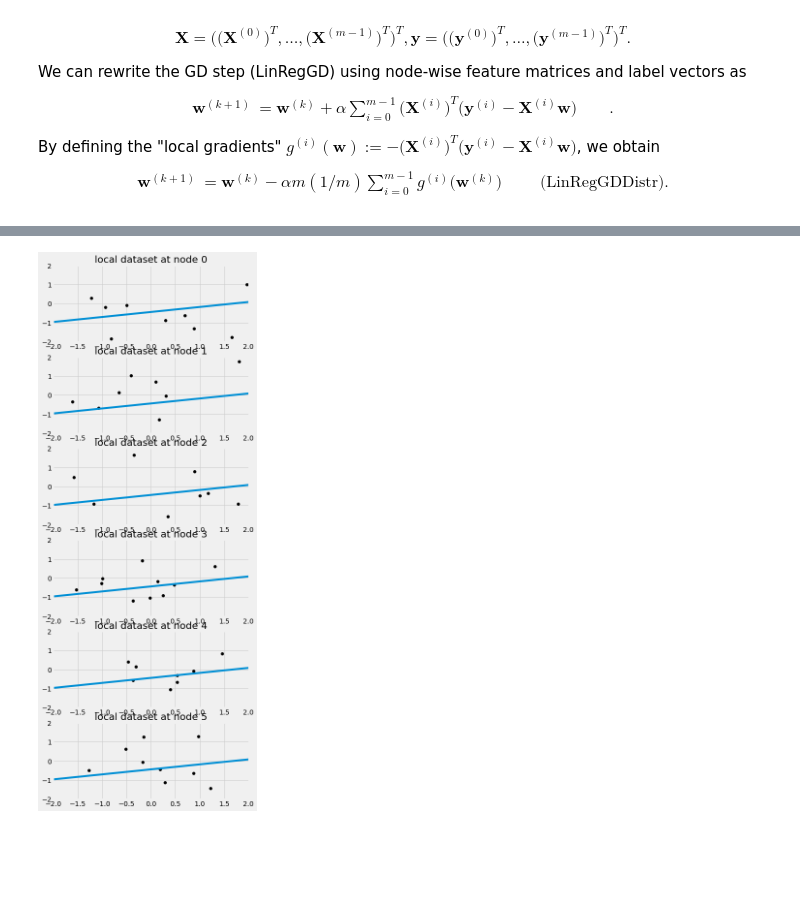
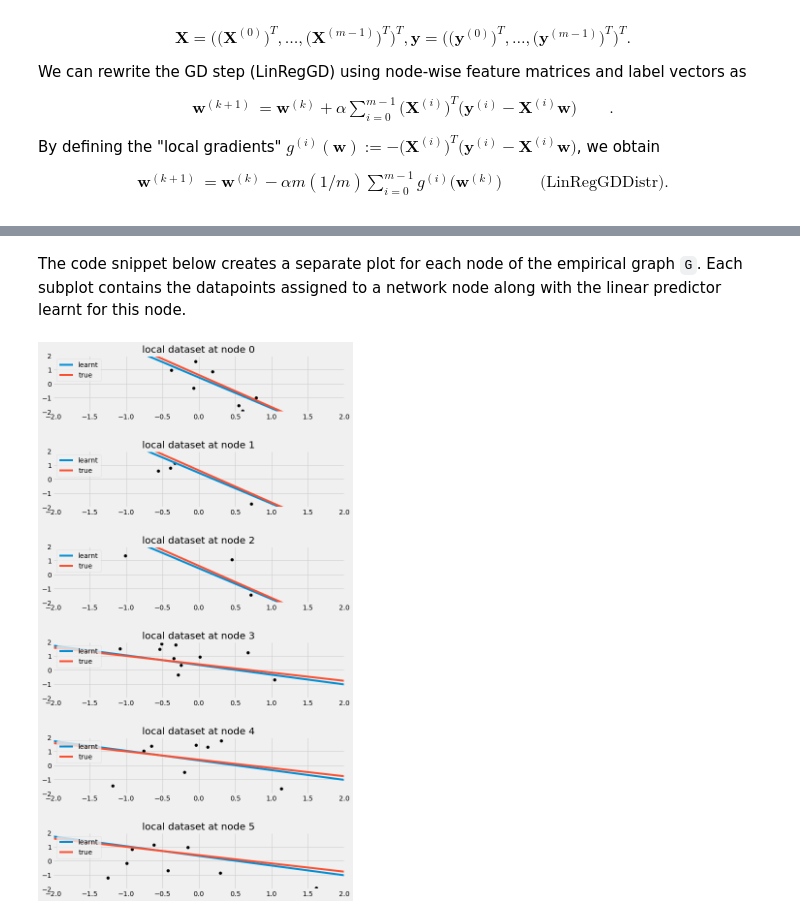
Before and after one commit to ieeespcasfinland/ieeespcasfinland.github.io, a Jupyter notebook: Exercise_2.ipynb, the cells around one changed output, grey strips where cells are left out. Cells and saved outputs as stored; diff of their text form; code cells hidden in the pictures; blank space fills up the shorter version.

```diff
--- a/Exercise_2.ipynb
+++ b/Exercise_2.ipynb
@@ -106,10 +120,11 @@ for nodedmy in G.nodes():
 # %%
 # loop over iterations for computing average
-nriters = 5
+
+nriters = 10
 
 for iterdmy in range(nriters):
-    # read in current values of "Rate" attributes into numpy array `graphsigold`
-    graphsigold = np.fromiter(nx.get_node_attributes(G,'y').values(),dtype=float, count=nrnodes)
+    # read in current values of "y" for each node and store in numpy array `graphsigold`
+    oldvalues = np.fromiter(nx.get_node_attributes(G,'y').values(),dtype=float, count=nrnodes)
 
     # loop over all nodes in "G", use loop variable "node_i"
     for node_i in G.nodes(data=False):
@@ -117,6 +132,6 @@ for iterdmy in range(nriters):
         dmy = 0
         # loop over all neighbours of current node "node_i"
         for node_j in G[node_i]:
-             dmy = dmy+W_MH[node_i,node_j]*graphsigold[node_j]#/(fac1*fac2)
-        G.node[node_i]['val'] =W_MH[node_i,node_i]*graphsigold[node_i] + dmy
+             dmy = dmy+W_MH[node_i,node_j]*oldvalues[node_j]#/(fac1*fac2)
+        G.node[node_i]['y'] =W_MH[node_i,node_i]*oldvalues[node_i] + dmy
 # %%
@@ -138,14 +156,17 @@ $$\mathbf{X}^{(i)} = \big(\mathbf{x}^{(i,1)},\ldots,\mathbf{x}^{(i,m_{i})} \big)
 import numpy as np
 
 samplesize=10
-true_w = np.random.randn(2)
+
+# generate one true weight vector for each block
+true_weights = np.random.randn(2,2)
 
 for iter_node in G.nodes:
 # create a feature matrix whose rows contain the feature vectors of individual data points
 # each data point is characterized by a feature vector (x1,x2) of lenght 2. The first feature
 # x1 is an arbitrary number while the second feature x2 is fixed to be always equal to 1 (a "dummy feature")
    X = np.hstack((np.random.randn(samplesize,1),np.ones((samplesize,1))))
-# create a "ground-truth" weight vector for synthetically generating labels of data points
+# choose the true weight vector for the block to which the node belongs to
+   true_w = true_weights[:,G.nodes[iter_node]["block"]]
 # create synthetic labels of data points and store them as the entries of the numpy array y
    y = X.dot(true_w) + np.random.randn(samplesize,)
 
@@ -228,35 +249,32 @@ dict_values([array([ 0.26252839, -0.44211129]), array([ 0.26252839, -0.44211129]
+# %% [markdown]
+The code snippet below creates a separate plot for each node of the empirical graph `G`. Each subplot contains the datapoints assigned to a network node along with the linear predictor learnt for this node.
 # %%
 import matplotlib.pyplot as plt
 
-fig, axs = plt.subplots(len(G.nodes),figsize=(7,17))
+fig, axs = plt.subplots(len(G.nodes),figsize=(10,17))
 plt.style.use('fivethirtyeight')
 
 X_grid = np.hstack((np.linspace(-2.0, 2.0, 100).reshape(-1,1),np.ones((100,1))))
 
 for iter_node in G.nodes:
     X = G.nodes[iter_node]["X"]
     y = G.nodes[iter_node]["y"]
     learnt_weights = G.nodes[iter_node]["weights"]
     txt="local dataset at node "+str(iter_node)
     axs[iter_node].set_ylim([-2, 2])
     axs[iter_node].set_xlim([-2, 2])
     axs[iter_node].title.set_text(txt)
     axs[iter_node].scatter(X[:,0], y, color='black')
+
     # illustrate the learnt weights by a straight line obtained by evaluating the
     # corresponding linear predictor for a regular grid of feature values X_grid
-    axs[iter_node].plot(X_grid[:,0], X_grid.dot(learnt_weights))
+    axs[iter_node].plot(X_grid[:,0], X_grid.dot(learnt_weights),label = "learnt")
 
-plt.subplots_adjust(left=0.1,
-                    bottom=0.0,
-                    right=0.9,
-                    top=0.9,
-                    wspace=0.2,
-                    hspace=0.2)
+    # illustrate the optimal predictor obtained from the ground truth weight vector
+    axs[iter_node].plot(X_grid[:,0], X_grid.dot(true_weights[:,G.nodes[iter_node]["block"]]), label ="true")
+    axs[iter_node].legend(loc='upper left')
+
+plt.tight_layout(pad=3.0)
 plt.show()
-# the following code snipet creates
-
-#plt.
-
-#plt.gca().set_title("Gradient Descent Linear Regressor")
 # %% [output]
-[figure, old version]
+[figure, new version]
```
Also changed, not shown: parts of 6 cells of this notebook, 2 other files.
